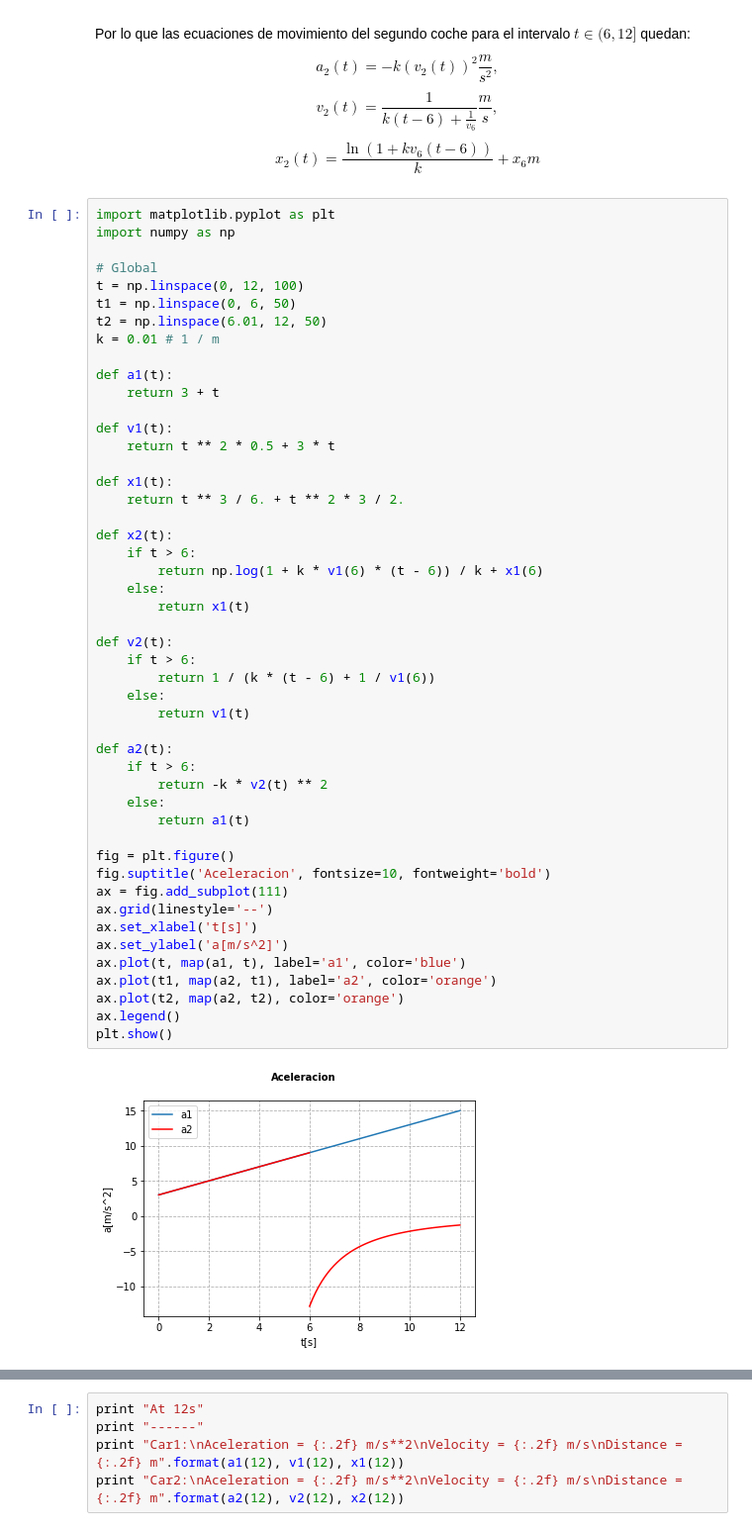
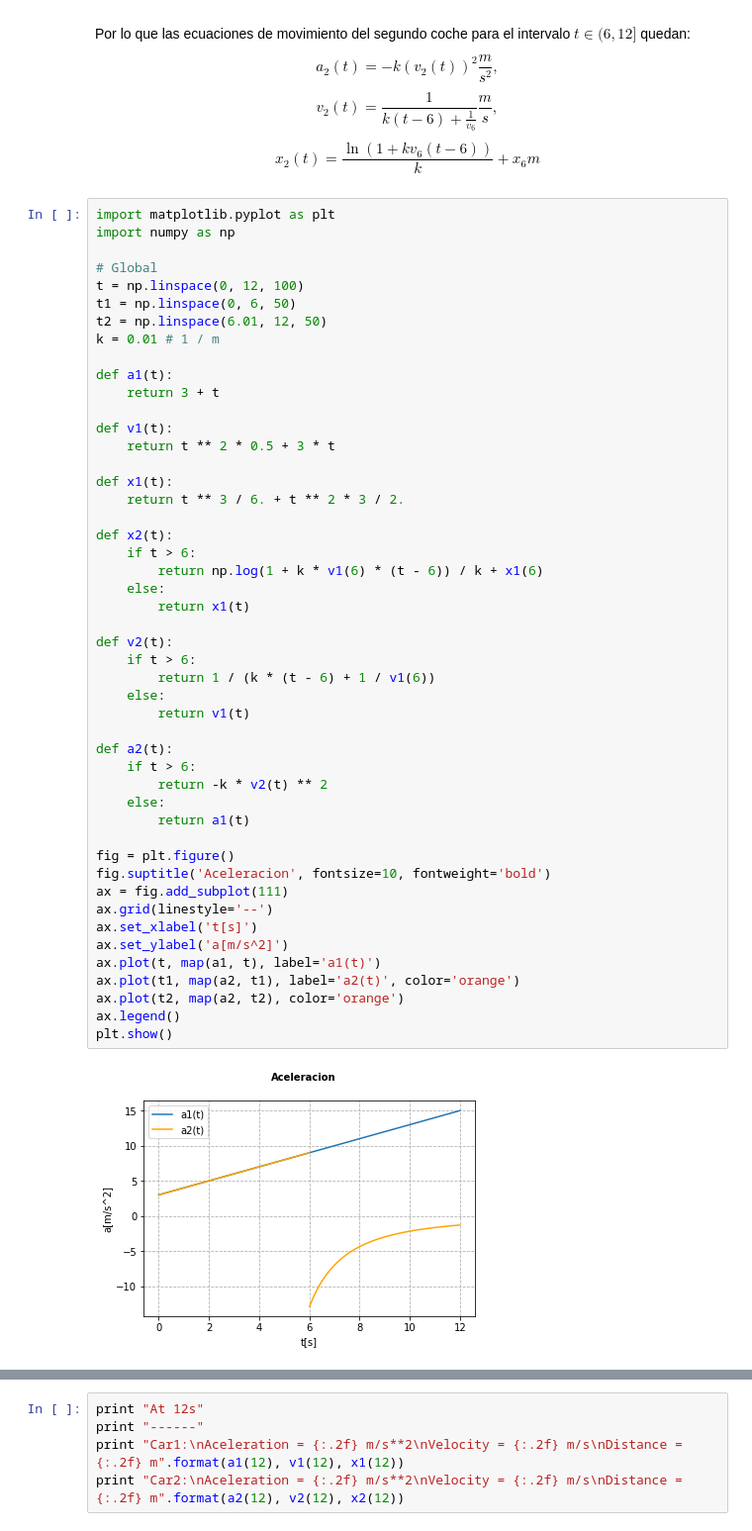
Before and after one commit to spartankel/problemas, a Jupyter notebook: Problema 1.ipynb, the cells around one changed output, grey strips where cells are left out. Shown: that part at 99% size. Saved outputs shown, nothing was run; the diff lists cells and outputs as text.

Commit message:
Problema 1 - Improved Graphs

```diff
--- a/Problema 1.ipynb
+++ b/Problema 1.ipynb
@@ -76,36 +76,36 @@ def x1(t):
     return t ** 3 / 6. + t ** 2 * 3 / 2.
 
 def x2(t):
     if t > 6:
         return np.log(1 + k * v1(6) * (t - 6)) / k + x1(6)
     else:
         return x1(t)
 
 def v2(t):
     if t > 6:
         return 1 / (k * (t - 6) + 1 / v1(6))
     else:
         return v1(t)
 
 def a2(t):
     if t > 6:
         return -k * v2(t) ** 2
     else:
         return a1(t)
 
 fig = plt.figure()
 fig.suptitle('Aceleracion', fontsize=10, fontweight='bold')
 ax = fig.add_subplot(111)
 ax.grid(linestyle='--')
 ax.set_xlabel('t[s]')
 ax.set_ylabel('a[m/s^2]')
-ax.plot(t, map(a1, t), label='a1', color='blue')
-ax.plot(t1, map(a2, t1), label='a2', color='orange')
+ax.plot(t, map(a1, t), label='a1(t)')
+ax.plot(t1, map(a2, t1), label='a2(t)', color='orange')
 ax.plot(t2, map(a2, t2), color='orange')
 ax.legend()
 plt.show()
 # %% [output]
-[figure, old version]
+[figure, new version]
 # %%
 fig = plt.figure()
 fig.suptitle('Velocidad', fontsize=10, fontweight='bold')
```
Also changed, not shown: parts of 2 cells of this notebook.
